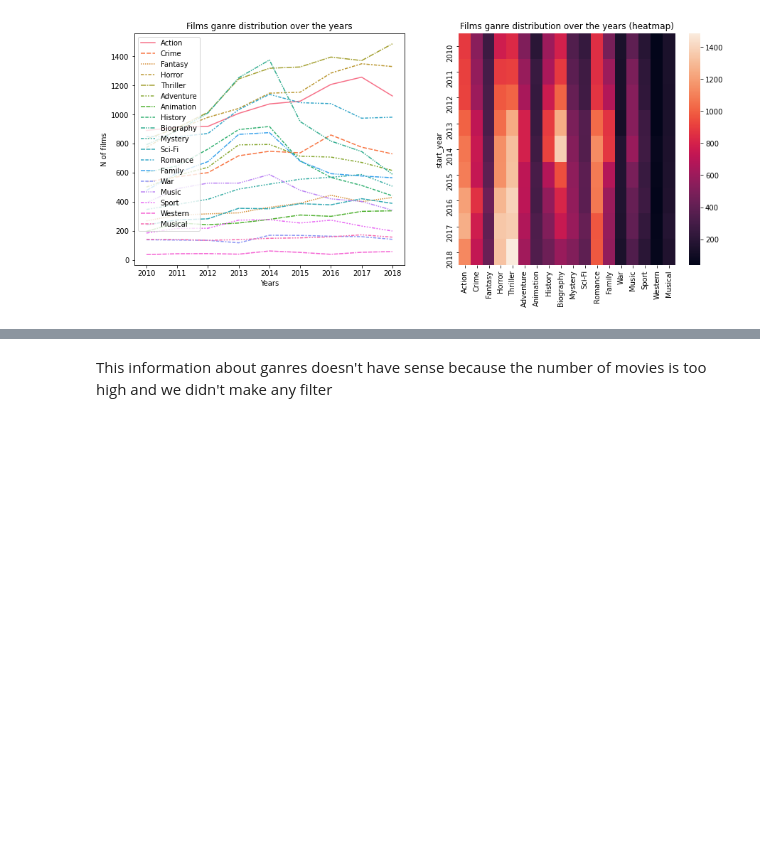
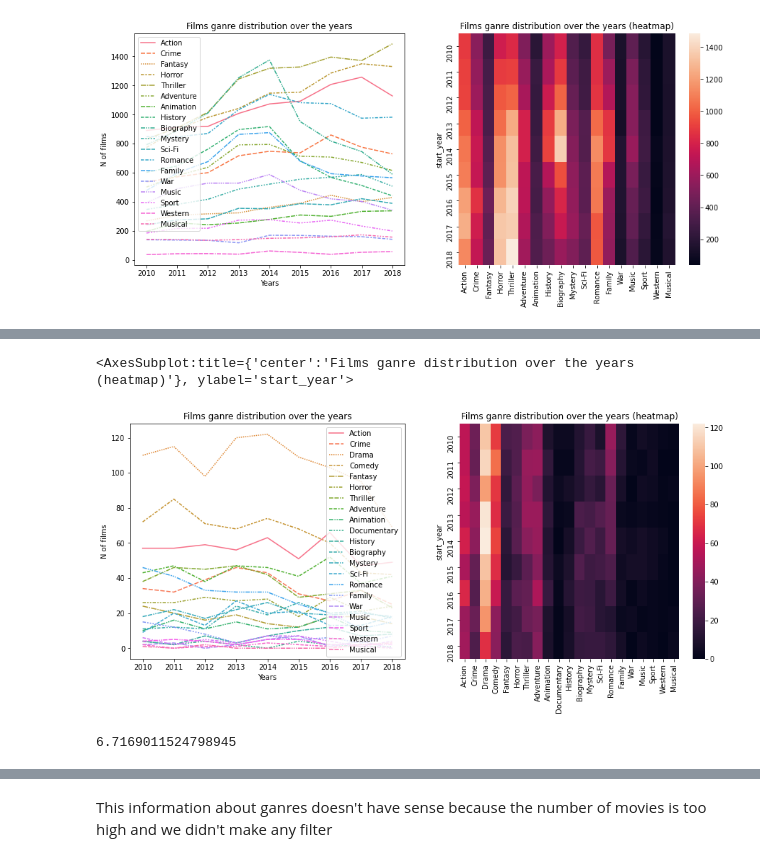
Before and after one commit to 314ka4y/Exploratory_Data_Analysis_project-Movies., a Jupyter notebook: student.ipynb, the cells around one changed output, grey strips where cells are left out. Cells and saved outputs as stored; diff of their text form; code cells hidden in the pictures; blank space fills up the shorter version.

```diff
--- a/student.ipynb
+++ b/student.ipynb
@@ -863,0 +929,35 @@ memory usage: 32.2+ MB
+# %%
+fig, ax = plt.subplots(1, 2, figsize= (15, 6))
+ax0=ax[0]
+ax1=ax[1]
+ax0.set_xlabel("Years")
+ax0.set_ylabel("N of films")
+#ax0.legend(bbox_to_anchor = (1,1), loc = "upper left")
+ax1.set_xlabel("Ganres")
+ax1.set_ylabel("Years")
+ax0.set_title("Films ganre distribution over the years")
+ax1.set_title("Films ganre distribution over the years (heatmap)")
+sns.lineplot(data = df, ax = ax0)
+sns.heatmap(data = df, ax = ax1)
+# %% [output]
+<AxesSubplot:title={'center':'Films ganre distribution over the years (heatmap)'}, ylabel='start_year'>
+[figure, added]
+# %%
+ganre_types
+
+raitings = []
+mentions = []
+
+for ganre in ganre_types:
+    raitings.append(Ganres_filtered.groupby(ganre).mean("averagerating").loc[1, "averagerating"])
+    mentions.append(Ganres_filtered.groupby(ganre).count().loc[1, "averagerating"])
+
+
+df_new=pd.DataFrame({"Ganre":ganre_types, "Raiting":raitings, "Films":mentions})
+average = df_new["Raiting"].mean()
+df_new
+
+# for ganre in ganre_types:
+#     Ganres_filtered.groupby("Action").mean("averagerating").loc
+# %% [output]
+6.7169011524798945
```
Also changed, not shown: parts of 28 cells of this notebook.
